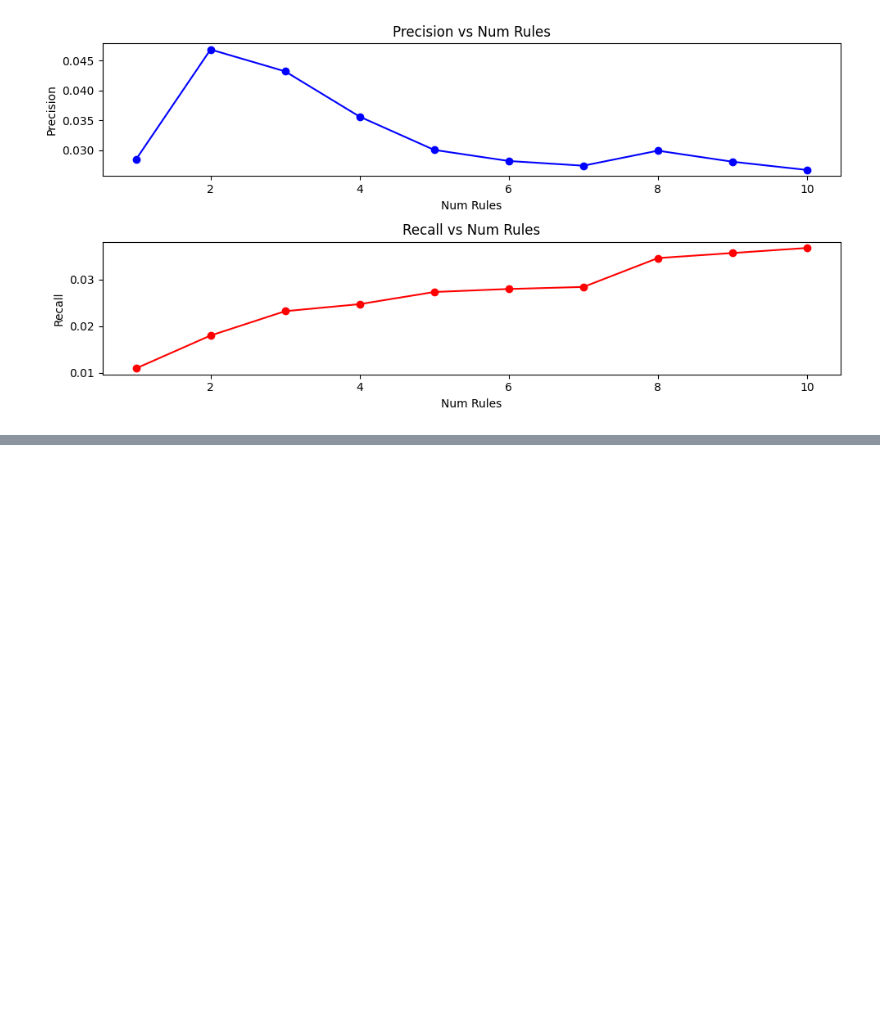
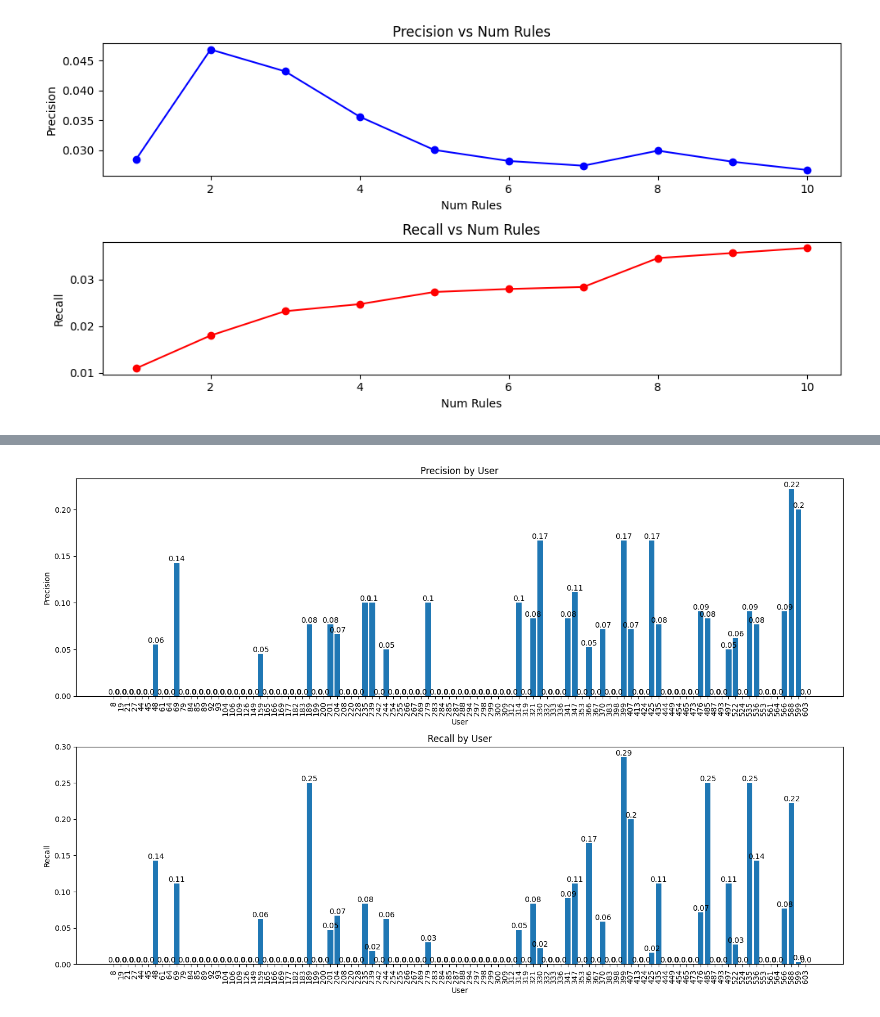
Before and after one commit to Data-Analytics-IIITH/A3, a Jupyter notebook: 3_recommender.ipynb, the cells around one changed output, grey strips where cells are left out. Drawn from its saved outputs; the diff is of its cells as text; code cells hidden in the pictures; blank space fills up the shorter version.

```diff
--- a/3_recommender.ipynb
+++ b/3_recommender.ipynb
@@ -756,0 +759,19 @@ plt.show()
+# %%
+import random
+random_seed = 4
+random.seed(random_seed)
+
+num_rules = 8 # selected because of good balance between precision and recall
+num_samples = 100
+
+all_uids = transactions['userId'].tolist()
+sampled_uids = random.sample(all_uids, num_samples)
+
+sample = transactions[transactions['userId'].isin(sampled_uids)].copy()
+
+sample[['precision','recall']] = sample.progress_apply(
+      lambda row: pd.Series(get_precision_recoil(row['trainMovies'], row['testMovies'], num_rules)),
+      axis=1
+  )
+
+sample
@@ -756,0 +792,34 @@ plt.show()
+# %%
+plt.figure(figsize=(15, 10))
+
+# First plot for Precision
+plt.subplot(2, 1, 1)
+bars_precision = plt.bar(sample['userId'].astype(str), sample['precision'])
+plt.xticks(rotation=90)
+plt.title('Precision by User')
+plt.xlabel('User')
+plt.ylabel('Precision')
+
+# Annotate the bars for Precision
+for bar in bars_precision:
+    yval = bar.get_height()
+    plt.text(bar.get_x() + bar.get_width()/2, yval, round(yval, 2), ha='center', va='bottom')
+
+# Second subplot for Recall
+plt.subplot(2, 1, 2)
+bars_recall = plt.bar(sample['userId'].astype(str), sample['recall'])
+plt.xticks(rotation=90)
+plt.title('Recall by User')
+plt.xlabel('User')
+plt.ylabel('Recall')
+
+# Annotate the bars for Recall
+for bar in bars_recall:
+    yval = bar.get_height()
+    plt.text(bar.get_x() + bar.get_width()/2, yval, round(yval, 2), ha='center', va='bottom')
+
+# Show the plots
+plt.tight_layout()  # Adjust layout to prevent overlap
+plt.show()
+# %% [output]
+[figure, added]
```
Also changed, not shown: parts of 4 cells of this notebook.
